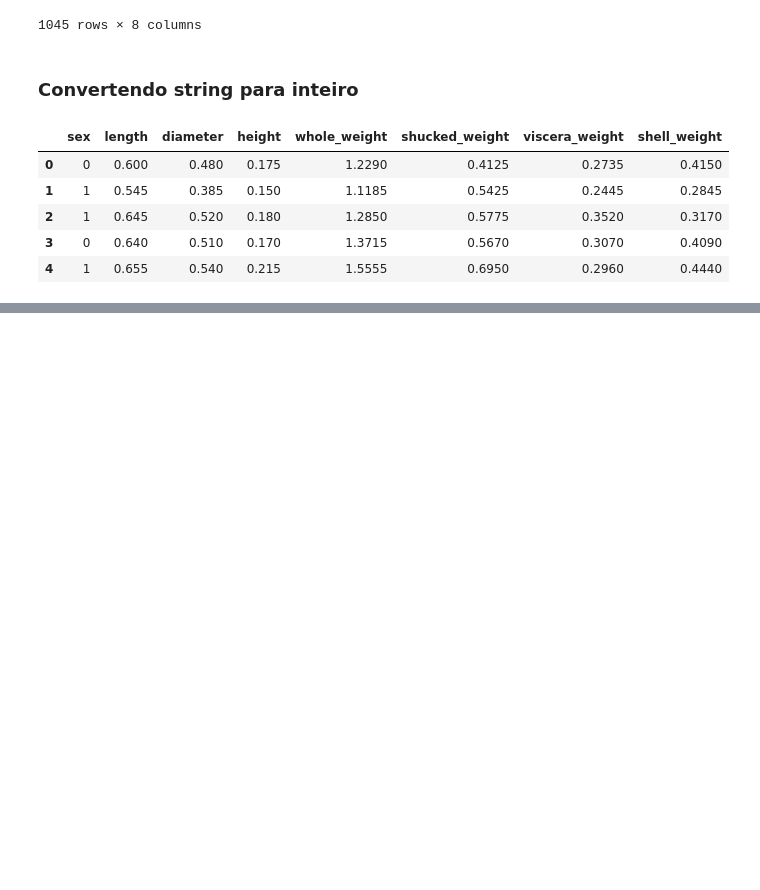
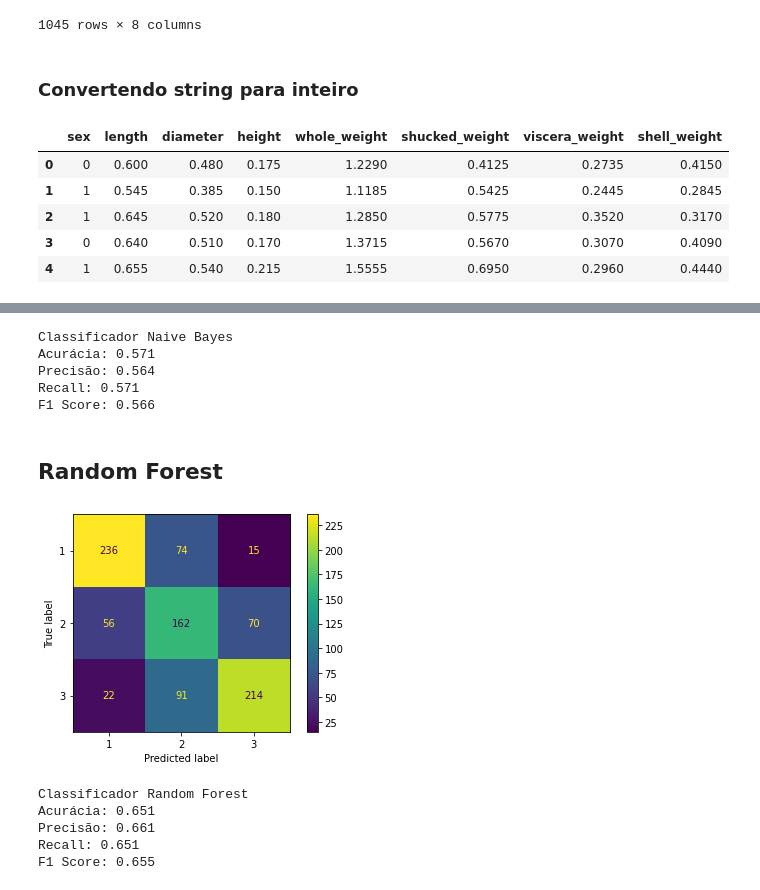
Before and after one commit to audreyemmely/mlclass, a Jupyter notebook: 03_Validation/validation.ipynb, the cells around one changed output, grey strips where cells are left out. Cells and saved outputs as stored; diff of their text form; code cells hidden in the pictures; blank space fills up the shorter version.

```diff
--- a/03_Validation/validation.ipynb
+++ b/03_Validation/validation.ipynb
@@ -99,0 +170,36 @@ data_test.head()
+# %%
+accuracy_nb = accuracy_score(y_test, y_pred_nb)
+precision_nb = precision_score(y_test, y_pred_nb, average='weighted')
+recall_nb = recall_score(y_test, y_pred_nb, average='weighted')
+f1_nb = f1_score(y_test, y_pred_nb, average='weighted')
+
+print("Classificador Naive Bayes\nAcurácia: {:.3f}\nPrecisão: {:.3f}\nRecall: {:.3f}\nF1 Score: {:.3f}\n".format(accuracy_nb, precision_nb, recall_nb, f1_nb))
+# %% [output]
+Classificador Naive Bayes
+Acurácia: 0.571
+Precisão: 0.564
+Recall: 0.571
+F1 Score: 0.566
+# %% [markdown]
+## Random Forest
+# %%
+cl_rf = RandomForestClassifier(random_state=0, max_depth=7).fit(X_train, y_train)
+y_pred_rf = cl_rf.predict(X_test)
+# %%
+plot_confusion_matrix(cl_rf, X_test, y_test)
+plt.show()
+# %% [output]
+[figure, added]
+# %%
+accuracy_rf = accuracy_score(y_test, y_pred_rf)
+precision_rf = precision_score(y_test, y_pred_rf, average='weighted')
+recall_rf = recall_score(y_test, y_pred_rf, average='weighted')
+f1_rf = f1_score(y_test, y_pred_rf, average='weighted')
+
+print("Classificador Random Forest\nAcurácia: {:.3f}\nPrecisão: {:.3f}\nRecall: {:.3f}\nF1 Score: {:.3f}\n".format(accuracy_rf, precision_rf, recall_rf, f1_rf))
+# %% [output]
+Classificador Random Forest
+Acurácia: 0.651
+Precisão: 0.661
+Recall: 0.651
+F1 Score: 0.655
```
Also changed, not shown: parts of 17 cells of this notebook.
